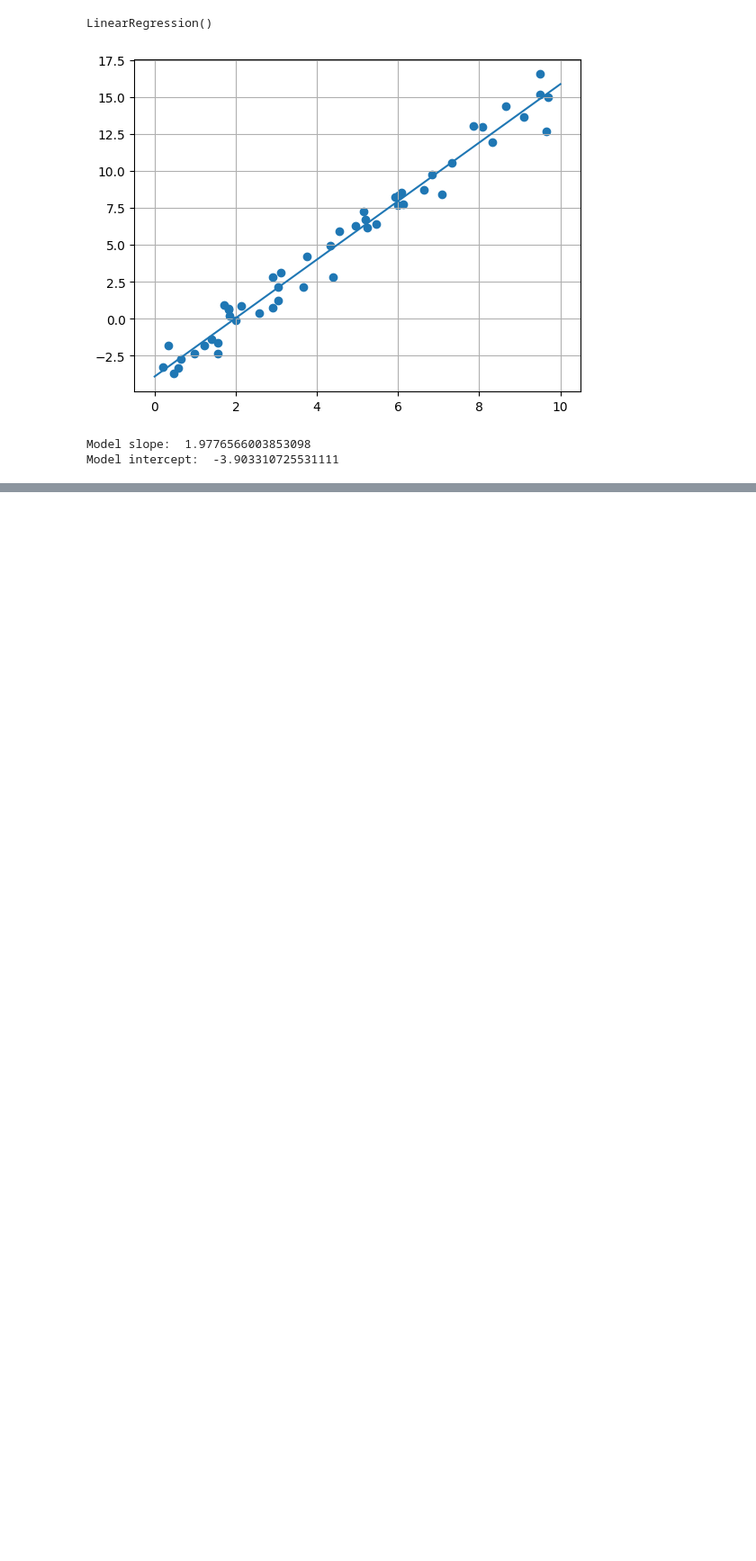
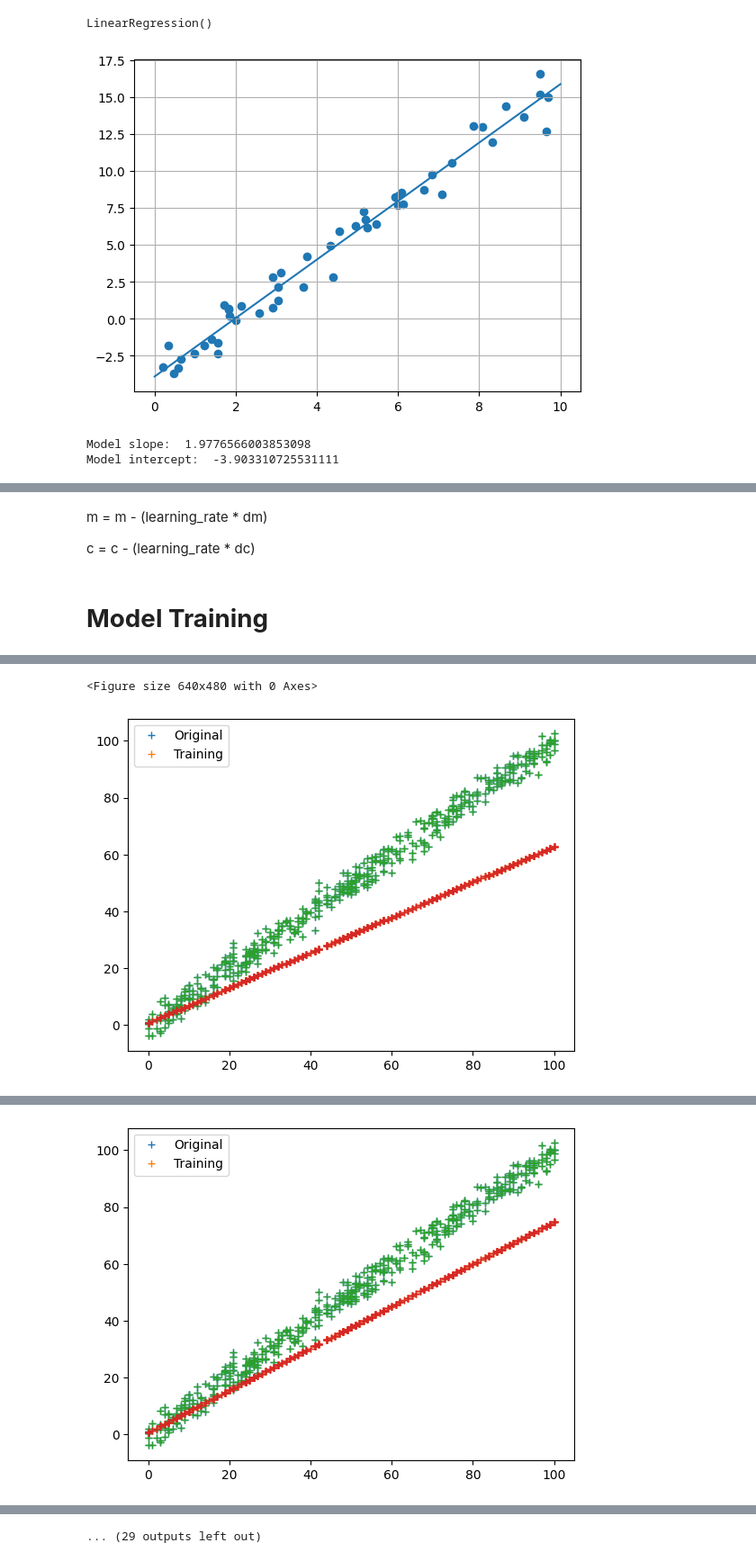
Before and after one commit to sahilkhan-7/Machine-Learning-basic-to-advance, a Jupyter notebook: Regression/linear_regression.ipynb, the cells around one changed output, grey strips where cells are left out. Shown at 90% size. Drawn from its saved outputs; the diff is of its cells as text; code cells hidden in the pictures; blank space fills up the shorter version.

```diff
--- a/Regression/linear_regression.ipynb
+++ b/Regression/linear_regression.ipynb
@@ -56,0 +152,4 @@ Model intercept:  -3.903310725531111
+# %% [markdown]
+m = m - (learning_rate * dm)
+
+c = c - (learning_rate * dc)
@@ -56,0 +161,47 @@ Model intercept:  -3.903310725531111
+# %% [markdown]
+# <font color = 'light-brown'><b>Model Training</b></font>
+# %%
+def train(train_in, train_out, learning_rate, iters):
+
+    # Random parameters
+    parameters = dict()
+    parameters['m'] = np.random.uniform(0, 1)
+    parameters['c'] = np.random.uniform(0, 1)
+
+    plt.figure()
+    # loss
+    loss = list()
+
+
+
+    # iteration
+    for i in range(iters):
+        predictions = forward_propogation(train_in, parameters)
+
+        # cost
+        cost = cost_func(predictions, train_out)
+        loss.append(cost)
+        print(f"Iteration: {i + 1}, Loss : {cost}")
+
+        # plot
+        fig, ax = plt.subplots()
+
+        ax.plot(train_in, train_out, "+", label = "Original")
+        ax.plot(train_in, predictions, "+", label = "Training")
+
+        legend = ax.legend()
+
+        plt.plot(train_in, train_out, "+", label = "Original")
+        plt.plot(train_in, predictions, "+", label = "Training")
+        plt.show()
+
+        # back propogation
+        derivatives = backward_propogation(train_in, train_out, predictions)
+
+        # update parameters
+        parameters = update_parameters(parameters, derivatives, learning_rate)
+
+    return parameters, loss
+# %%
+parameters, loss = train(Xtrain, ytrain, 0.0001, 20 )
+# %% [output]
@@ -56,0 +209,2 @@ Model intercept:  -3.903310725531111
+<Figure size 640x480 with 0 Axes>
+[figure, added]
@@ -56,0 +212 @@ Model intercept:  -3.903310725531111
+[figure, added]
@@ -56,0 +220 @@ Model intercept:  -3.903310725531111
+... (29 outputs left out)
```
Also changed, not shown: parts of 31 cells of this notebook.
